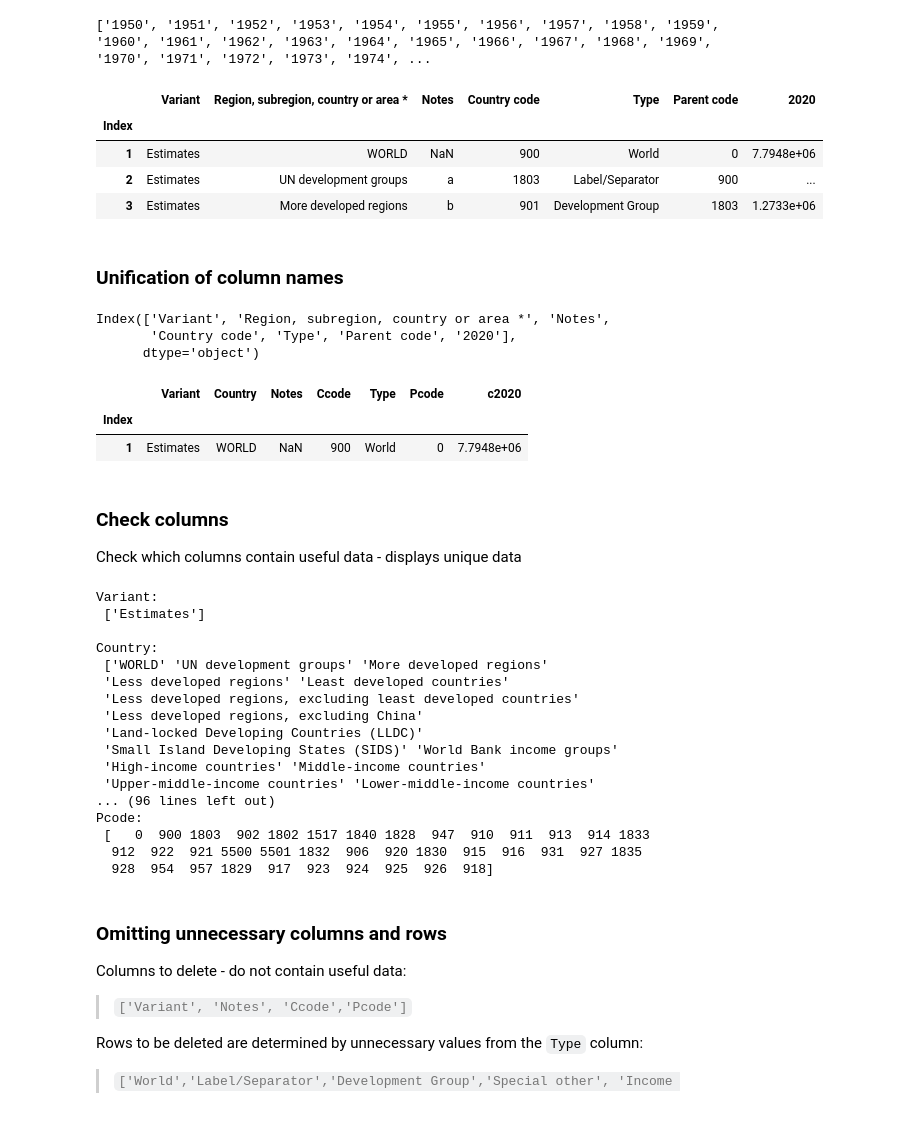
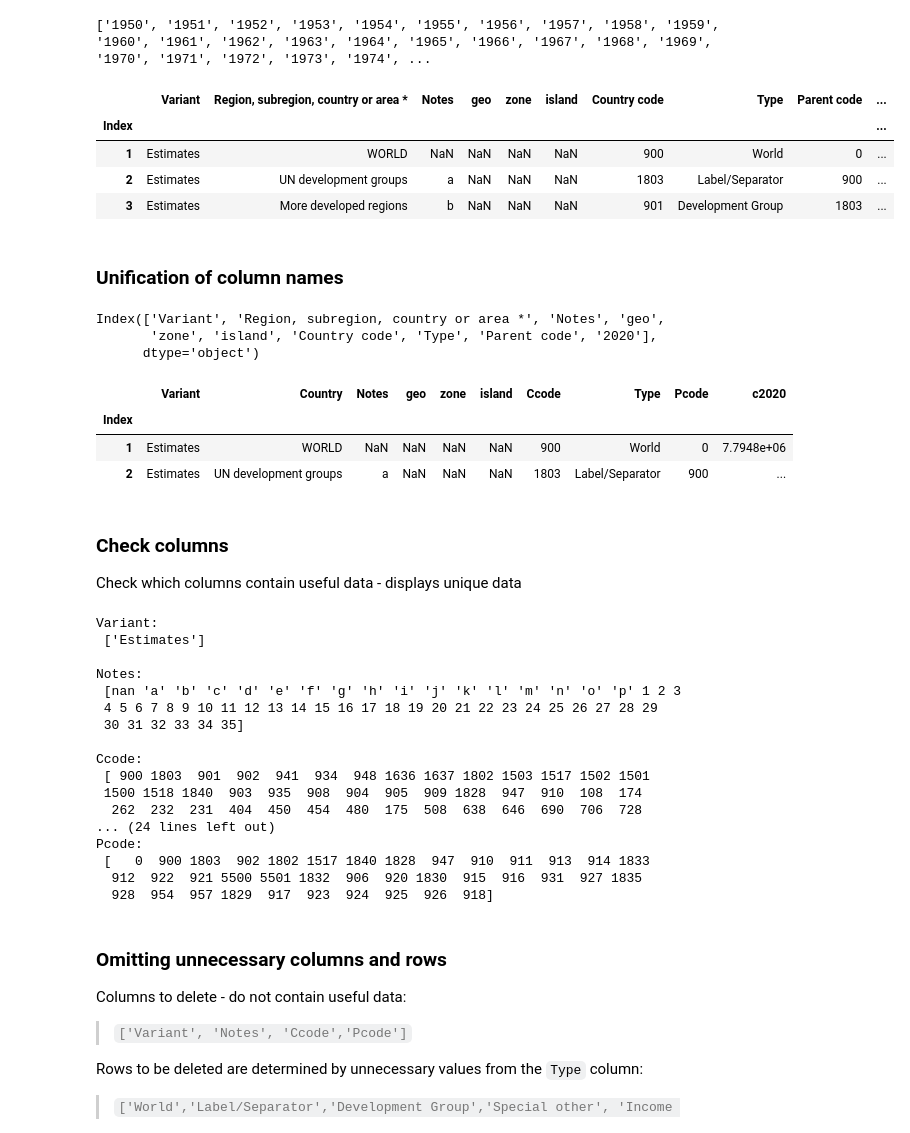
Before and after one commit to RemoteSys/engineer, a Jupyter notebook: notebooks/firstNot.ipynb, the cells around one changed output. Cells and saved outputs as stored; diff of their text form; code cells hidden in the pictures.

```diff
--- a/notebooks/firstNot.ipynb
+++ b/notebooks/firstNot.ipynb
@@ -58,0 +60,4 @@ df.head(20)
+# %%
+add = 'WPP2019_POP_F01_1_TOTAL_POPULATION_1.xlsx'
+pop = pd.read_excel(add)
+pop.head(20)
@@ -63,5 +87,5 @@ df.head(20)
 
 >The data will be reloaded without unnecessary rows.
 # %%
-df = pd.read_excel('WPP2019_POP_F01_1_TOTAL_POPULATION_BOTH_SEXES.xlsx',\
-                   index_col=0,skiprows=16)
+pop = pd.read_excel(add,index_col=0,skiprows=16)
+pop.head(3)
@@ -109,51 +131,52 @@ print(l)
 ['1950', '1951', '1952', '1953', '1954', '1955', '1956', '1957', '1958', '1959', '1960', '1961', '1962', '1963', '1964', '1965', '1966', '1967', '1968', '1969', '1970', '1971', '1972', '1973', '1974', ...
 # %%
 # remove columns
-df = df.drop(columns=l)
-df.head(3)
+pop = pop.drop(columns=l)
+pop.head(3)
 # %% [output]
-|  | Variant | Region, subregion, country or area * | Notes | Country code | Type | Parent code | 2020 |
-| Index |  |  |  |  |  |  |  |
-| 1 | Estimates | WORLD | NaN | 900 | World | 0 | 7.7948e+06 |
-| 2 | Estimates | UN development groups | a | 1803 | Label/Separator | 900 | ... |
-| 3 | Estimates | More developed regions | b | 901 | Development Group | 1803 | 1.2733e+06 |
+|  | Variant | Region, subregion, country or area * | Notes | geo | zone | island | Country code | Type | Parent code | ... |
+| Index |  |  |  |  |  |  |  |  |  | ... |
+| 1 | Estimates | WORLD | NaN | NaN | NaN | NaN | 900 | World | 0 | ... |
+| 2 | Estimates | UN development groups | a | NaN | NaN | NaN | 1803 | Label/Separator | 900 | ... |
+| 3 | Estimates | More developed regions | b | NaN | NaN | NaN | 901 | Development Group | 1803 | ... |
 # %% [markdown]
 ### Unification of column names
 # %%
-df.columns
+pop.columns
 # %% [output]
-Index(['Variant', 'Region, subregion, country or area *', 'Notes',
-       'Country code', 'Type', 'Parent code', '2020'],
+Index(['Variant', 'Region, subregion, country or area *', 'Notes', 'geo',
+       'zone', 'island', 'Country code', 'Type', 'Parent code', '2020'],
       dtype='object')
 # %%
 # change column names - shorter names
-df.columns = ['Variant', 'Country', 'Notes','Ccode', 'Type', 'Pcode', 'c2020']
-df.head(1)
+pop.columns = ['Variant','Country','Notes','geo','zone','island','Ccode','Type','Pcode','c2020']
+pop.head(2)
 # %% [output]
-|  | Variant | Country | Notes | Ccode | Type | Pcode | c2020 |
-| Index |  |  |  |  |  |  |  |
-| 1 | Estimates | WORLD | NaN | 900 | World | 0 | 7.7948e+06 |
+|  | Variant | Country | Notes | geo | zone | island | Ccode | Type | Pcode | c2020 |
+| Index |  |  |  |  |  |  |  |  |  |  |
+| 1 | Estimates | WORLD | NaN | NaN | NaN | NaN | 900 | World | 0 | 7.7948e+06 |
+| 2 | Estimates | UN development groups | a | NaN | NaN | NaN | 1803 | Label/Separator | 900 | ... |
 # %% [markdown]
 ### Check columns
 
 Check which columns contain useful data - displays unique data
 # %%
-for col in df.columns[:-1]:
-    print(f'{col}:\n',pd.unique(df[f'{col}']),'\n')
+for col in ['Variant','Notes','Ccode','Type','Pcode']:
+    print(f'{col}:\n',pd.unique(pop[f'{col}']),'\n')
 # %% [output]
 Variant:
  ['Estimates']
 
-Country:
- ['WORLD' 'UN development groups' 'More developed regions'
- 'Less developed regions' 'Least developed countries'
- 'Less developed regions, excluding least developed countries'
- 'Less developed regions, excluding China'
- 'Land-locked Developing Countries (LLDC)'
- 'Small Island Developing States (SIDS)' 'World Bank income groups'
- 'High-income countries' 'Middle-income countries'
- 'Upper-middle-income countries' 'Lower-middle-income countries'
-... (96 lines left out)
+Notes:
+ [nan 'a' 'b' 'c' 'd' 'e' 'f' 'g' 'h' 'i' 'j' 'k' 'l' 'm' 'n' 'o' 'p' 1 2 3
+ 4 5 6 7 8 9 10 11 12 13 14 15 16 17 18 19 20 21 22 23 24 25 26 27 28 29
+ 30 31 32 33 34 35]
+
+Ccode:
+ [ 900 1803  901  902  941  934  948 1636 1637 1802 1503 1517 1502 1501
+ 1500 1518 1840  903  935  908  904  905  909 1828  947  910  108  174
+  262  232  231  404  450  454  480  175  508  638  646  690  706  728
+... (24 lines left out)
 Pcode:
  [   0  900 1803  902 1802 1517 1840 1828  947  910  911  913  914 1833
   912  922  921 5500 5501 1832  906  920 1830  915  916  931  927 1835
```
Also changed, not shown: parts of 34 cells of this notebook.
